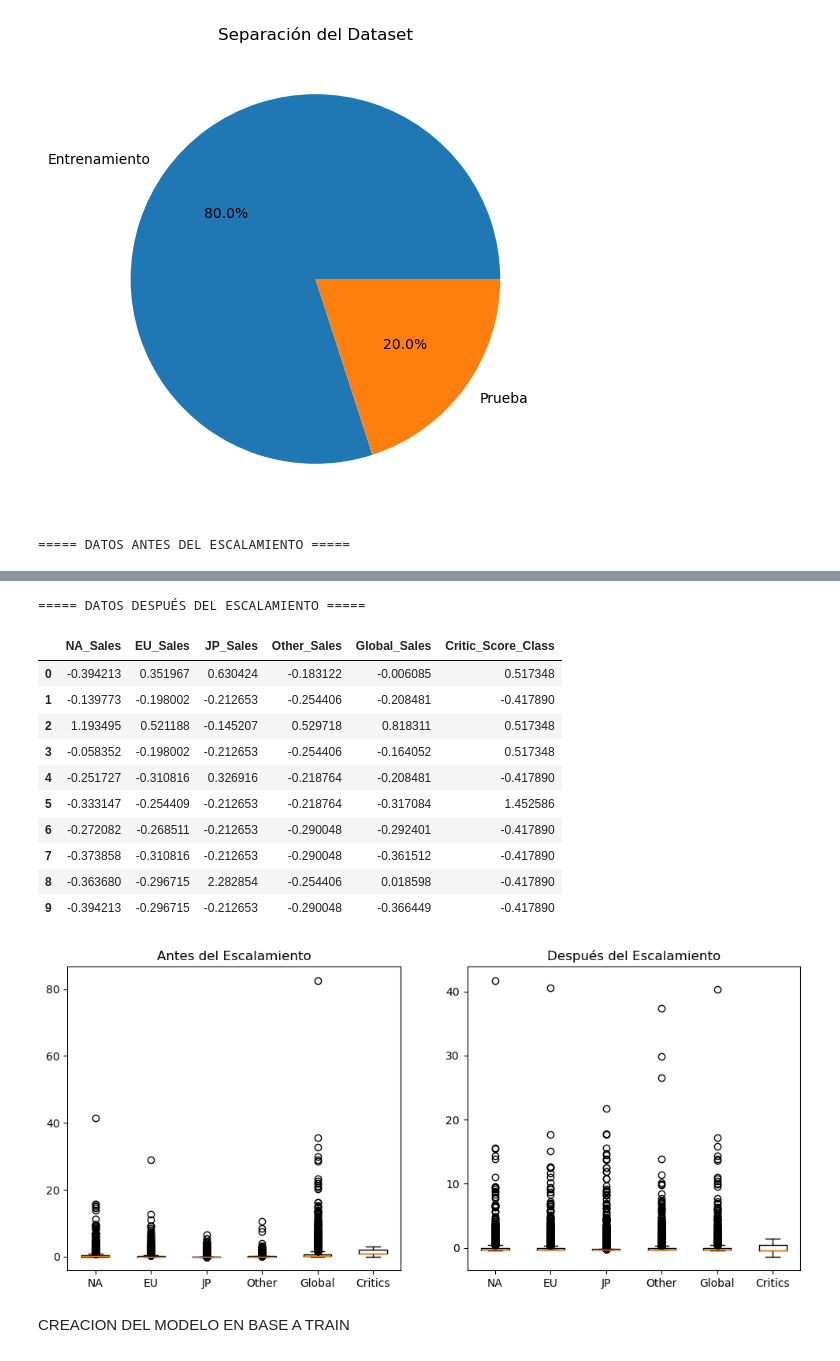
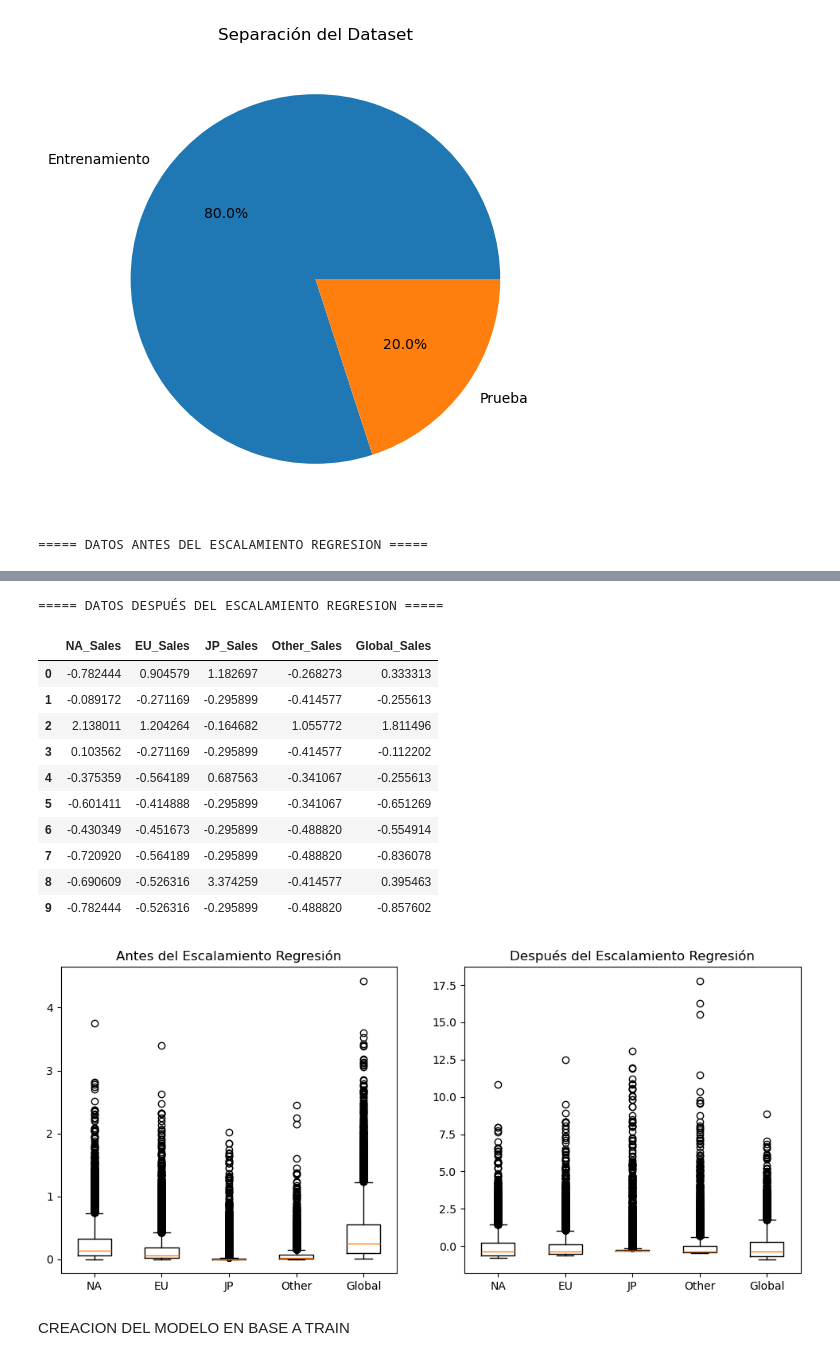
Before and after one commit to Zathiald/VideoGamePrediction_A01705403, a Jupyter notebook: VideoGamePredictionA01705403.ipynb, the cells around one changed output, grey strips where cells are left out. Saved outputs shown, nothing was run; the diff lists cells and outputs as text; code cells hidden in the pictures.

```diff
--- a/VideoGamePredictionA01705403.ipynb
+++ b/VideoGamePredictionA01705403.ipynb
@@ -172,9 +194,10 @@ X = ct.fit_transform(X)
 # ==========================================
 
 # Separar dataset en entrenamiento y prueba
-X_train, X_test, y_train, y_test = train_test_split(
+X_train, X_test, y_train_reg, y_test_reg, y_train_class, y_test_class = train_test_split(
     X,
-    y,
+    y_reg,
+    y_class,
     test_size=0.2,
     random_state=42
 )
@@ -186,11 +209,11 @@ X_train, X_test, y_train, y_test = train_test_split(
 # Escalamiento de variables objetivo
 scaler = StandardScaler()
 
-# Escalar SOLO entrenamiento
-y_train_scaled= scaler.fit_transform(y_train)
+# Escalar entrenamiento regresión
+y_train_reg_scaled= scaler.fit_transform(y_train_reg)
 
-# Aplicar el mismo escalamiento a prueba
-y_test_scaled= scaler.transform(y_test)
+# Aplicar el mismo escalamiento a prueba regresión
+y_test_reg_scaled= scaler.transform(y_test_reg)
 # %%
 # ==========================================
 # CANTIDAD DE DATOS POR CONJUNTO
@@ -231,18 +254,17 @@ plt.show()
 [figure]
 # %%
 # ==========================================
-# DATAFRAME CON DATOS ESCALADOS
+# DATAFRAME CON DATOS ESCALADOS REGRESION
 # ==========================================
 
-y_train_scaled_df = pd.DataFrame(
-    y_train_scaled,
+y_train_reg_scaled_df = pd.DataFrame(
+    y_train_reg_scaled,
     columns=[
         "NA_Sales",
         "EU_Sales",
         "JP_Sales",
         "Other_Sales",
-        "Global_Sales",
-        "Critic_Score_Class"
+        "Global_Sales"
     ]
 )
 
@@ -256,8 +278,7 @@ before_scaling = vg_data[
         "EU_Sales",
         "JP_Sales",
         "Other_Sales",
-        "Global_Sales",
-        "Critic_Score_Class"
+        "Global_Sales"
     ]
 ].astype(float)
 
@@ -265,14 +286,13 @@ before_scaling = vg_data[
 # DATAFRAME DESPUÉS DEL ESCALAMIENTO
 # ==========================================
 
-after_scaling = y_train_scaled_df[
+after_scaling = y_train_reg_scaled_df[
     [
         "NA_Sales",
         "EU_Sales",
         "JP_Sales",
         "Other_Sales",
-        "Global_Sales",
-        "Critic_Score_Class"
+        "Global_Sales"
     ]
 ].astype(float)
 
@@ -280,10 +300,10 @@ after_scaling = y_train_scaled_df[
 # MOSTRAR TABLAS
 # ==========================================
 
-print("\n===== DATOS ANTES DEL ESCALAMIENTO =====\n")
+print("\n===== DATOS ANTES DEL ESCALAMIENTO REGRESION =====\n")
 display(before_scaling.head(10))
 
-print("\n===== DATOS DESPUÉS DEL ESCALAMIENTO =====\n")
+print("\n===== DATOS DESPUÉS DEL ESCALAMIENTO REGRESION =====\n")
 display(after_scaling.head(10))
 
 # ==========================================
@@ -298,7 +318,7 @@ ax[0].boxplot(
 )
 
 ax[0].set_title(
-    "Antes del Escalamiento"
+    "Antes del Escalamiento Regresión"
 )
 
 ax[0].set_xticklabels([
@@ -306,8 +326,7 @@ ax[0].set_xticklabels([
     "EU",
     "JP",
     "Other",
-    "Global",
-    "Critics"
+    "Global"
 ])
 
 # Después del escalamiento
@@ -316,7 +335,7 @@ ax[1].boxplot(
 )
 
 ax[1].set_title(
-    "Después del Escalamiento"
+    "Después del Escalamiento Regresión"
 )
 
 ax[1].set_xticklabels([
@@ -324,10 +343,9 @@ ax[1].set_xticklabels([
     "EU",
     "JP",
     "Other",
-    "Global",
-    "Critics"
+    "Global"
 ])
 
 plt.show()
 # %% [output]
-===== DATOS ANTES DEL ESCALAMIENTO =====
+===== DATOS ANTES DEL ESCALAMIENTO REGRESION =====
@@ -345,16 +363,16 @@ plt.show()
-===== DATOS DESPUÉS DEL ESCALAMIENTO =====
+===== DATOS DESPUÉS DEL ESCALAMIENTO REGRESION =====
-|  | NA_Sales | EU_Sales | JP_Sales | Other_Sales | Global_Sales | Critic_Score_Class |
-| 0 | -0.394213 | 0.351967 | 0.630424 | -0.183122 | -0.006085 | 0.517348 |
-| 1 | -0.139773 | -0.198002 | -0.212653 | -0.254406 | -0.208481 | -0.417890 |
-| 2 | 1.193495 | 0.521188 | -0.145207 | 0.529718 | 0.818311 | 0.517348 |
-| 3 | -0.058352 | -0.198002 | -0.212653 | -0.254406 | -0.164052 | 0.517348 |
-| 4 | -0.251727 | -0.310816 | 0.326916 | -0.218764 | -0.208481 | -0.417890 |
-| 5 | -0.333147 | -0.254409 | -0.212653 | -0.218764 | -0.317084 | 1.452586 |
-| 6 | -0.272082 | -0.268511 | -0.212653 | -0.290048 | -0.292401 | -0.417890 |
-| 7 | -0.373858 | -0.310816 | -0.212653 | -0.290048 | -0.361512 | -0.417890 |
-| 8 | -0.363680 | -0.296715 | 2.282854 | -0.254406 | 0.018598 | -0.417890 |
-| 9 | -0.394213 | -0.296715 | -0.212653 | -0.290048 | -0.366449 | -0.417890 |
+|  | NA_Sales | EU_Sales | JP_Sales | Other_Sales | Global_Sales |
+| 0 | -0.782444 | 0.904579 | 1.182697 | -0.268273 | 0.333313 |
+| 1 | -0.089172 | -0.271169 | -0.295899 | -0.414577 | -0.255613 |
+| 2 | 2.138011 | 1.204264 | -0.164682 | 1.055772 | 1.811496 |
+| 3 | 0.103562 | -0.271169 | -0.295899 | -0.414577 | -0.112202 |
+| 4 | -0.375359 | -0.564189 | 0.687563 | -0.341067 | -0.255613 |
+| 5 | -0.601411 | -0.414888 | -0.295899 | -0.341067 | -0.651269 |
+| 6 | -0.430349 | -0.451673 | -0.295899 | -0.488820 | -0.554914 |
+| 7 | -0.720920 | -0.564189 | -0.295899 | -0.488820 | -0.836078 |
+| 8 | -0.690609 | -0.526316 | 3.374259 | -0.414577 | 0.395463 |
+| 9 | -0.782444 | -0.526316 | -0.295899 | -0.488820 | -0.857602 |
-[figure, old version]
+[figure, new version]
 # %% [markdown]
 CREACION DEL MODELO EN BASE A TRAIN
 # %%
```
Also changed, not shown: parts of 15 cells of this notebook.
